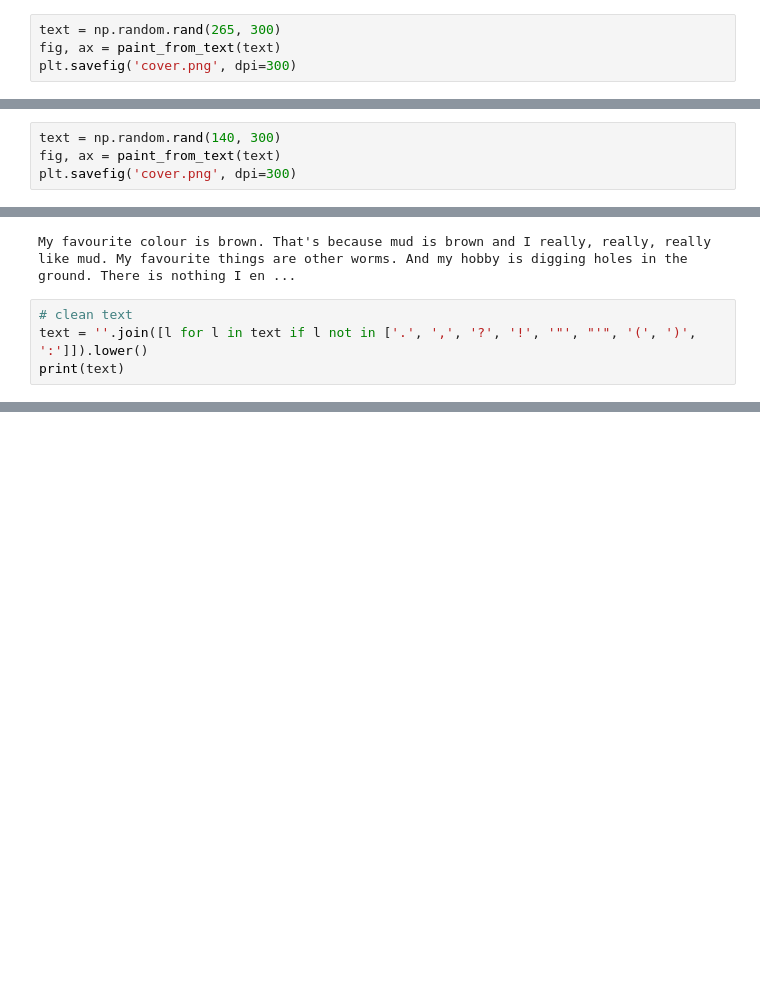
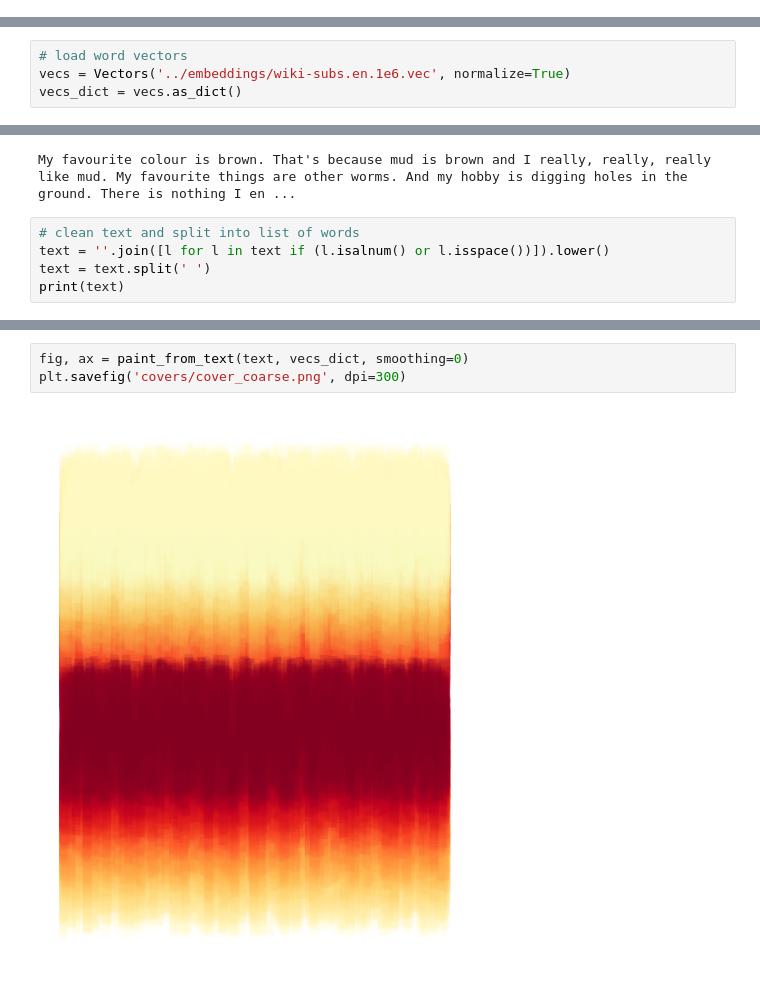
Before and after one commit to jvparidon/rothcoverart, a Jupyter notebook: cover.ipynb, the cells around one changed output, grey strips where cells are left out. Cells and saved outputs as stored; diff of their text form; blank space fills up the shorter version.

```diff
--- a/cover.ipynb
+++ b/cover.ipynb
@@ -39,6 +57,2 @@ def paint_from_text(text, alpha=.15, linewidth=10, colormap=plt.cm.YlOrRd, map_r
 
     return fig, ax
-# %%
-text = np.random.rand(265, 300)
-fig, ax = paint_from_text(text)
-plt.savefig('cover.png', dpi=300)
@@ -47,4 +58,0 @@ plt.savefig('cover.png', dpi=300)
-# %%
-text = np.random.rand(140, 300)
-fig, ax = paint_from_text(text)
-plt.savefig('cover.png', dpi=300)
@@ -52,0 +62,4 @@ plt.savefig('cover.png', dpi=300)
+# %%
+# load word vectors
+vecs = Vectors('../embeddings/wiki-subs.en.1e6.vec', normalize=True)
+vecs_dict = vecs.as_dict()
@@ -58,7 +77,8 @@ print(text)
 # %% [output]
 My favourite colour is brown. That's because mud is brown and I really, really, really like mud. My favourite things are other worms. And my hobby is digging holes in the ground. There is nothing I en ...
 # %%
-# clean text
-text = ''.join([l for l in text if l not in ['.', ',', '?', '!', '"', "'", '(', ')', ':']]).lower()
+# clean text and split into list of words
+text = ''.join([l for l in text if (l.isalnum() or l.isspace())]).lower()
+text = text.split(' ')
 print(text)
 # %% [output]
@@ -79,0 +91,5 @@ len(set(text))
+# %%
+fig, ax = paint_from_text(text, vecs_dict, smoothing=0)
+plt.savefig('covers/cover_coarse.png', dpi=300)
+# %% [output]
+[figure, added]
```
Also changed, not shown: parts of 21 cells of this notebook, 8 other files.
